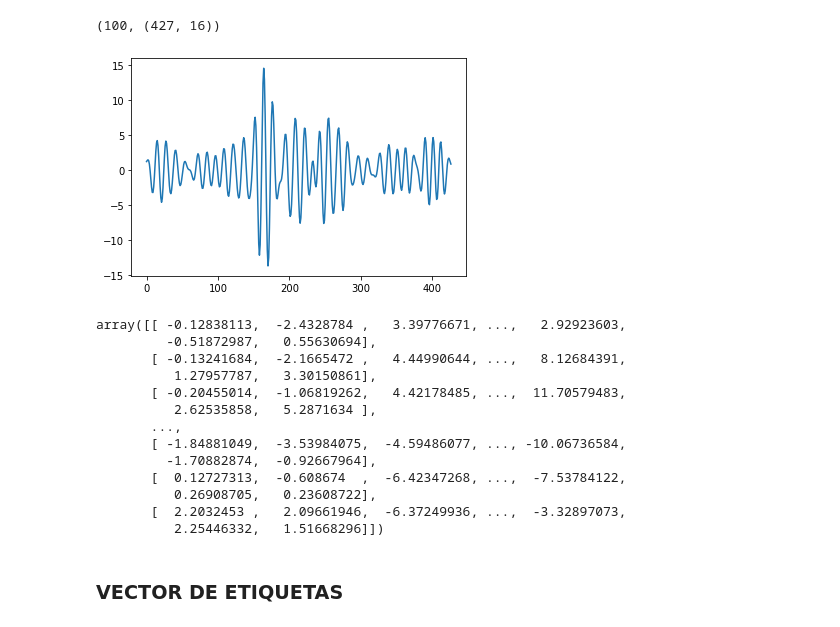
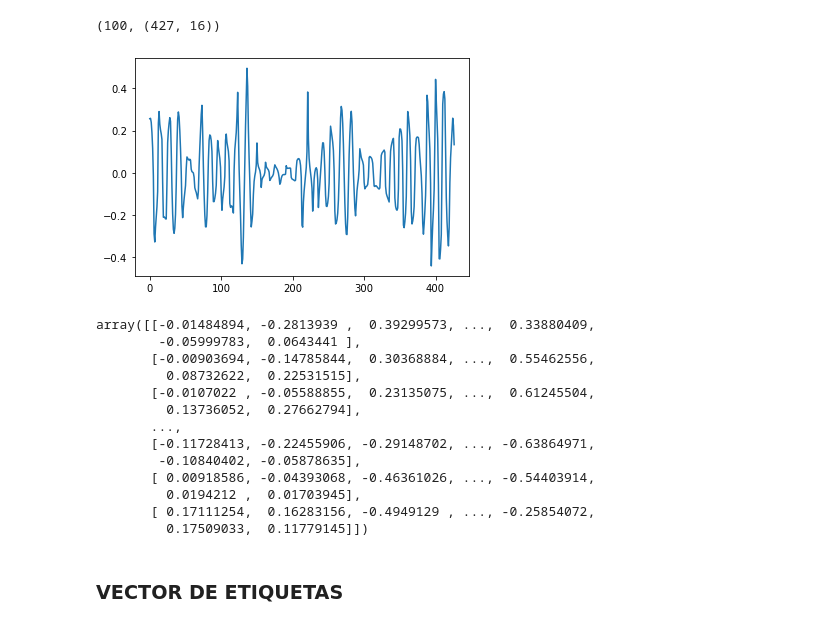
Before and after one commit to IvanDanielVillegas/Entrenamiento, a Jupyter notebook: Entrenamiento.ipynb, the cells around one changed output. Cells and saved outputs as stored; diff of their text form; code cells hidden in the pictures.

```diff
--- a/Entrenamiento.ipynb
+++ b/Entrenamiento.ipynb
@@ -25,6 +25,6 @@ Paciente_ID_cristian
 # %%
 from glob import glob
-my_dirs2 = glob("/home/ivandanielvillegas/work/Entrenamiento/Datos/*/")
+my_dirs2 = glob("/home/ivandanielvillegas/work/home/Entrenamiento/Datos/*/")
 my_dirs2.sort()
 my_dirs2
 # %% [output]
@@ -34,7 +34,7 @@ my_dirs2
 dict_gestos = ['Gesto_1','Gesto_2','Gesto_3','Gesto_4','Gesto_5']
 # %%
 # dict_datos = ['datos_1.csv','datos_2.csv','datos_3.csv','datos_4.csv','datos_5.csv','datos_6.csv', 'datos_7.csv', 'datos_8.csv', 'datos_9.csv', 'datos_10.csv']
-dict_datos = glob("/home/ivandanielvillegas/work/Entrenamiento/Datos/Paciente_ID_cristian/Gesto_1/Datos_CSV_ULTRACORTEX/*")
+dict_datos = glob("/home/ivandanielvillegas/work/home/Entrenamiento/Datos/Paciente_ID_cristian/Gesto_1/Datos_CSV_ULTRACORTEX/*")
 dict_datos.sort()
 dict_datos
 datos = []
@@ -115,34 +115,67 @@ for i in range(100):
 98 100 (427, 16)
 99 100 (427, 16)
 100 100 (427, 16)
+# %%
+from sklearn import preprocessing
+def Escalar(features_array):
+    New_scaled= []
+    for values in range(features_array.shape[0]):
+        X_scaled = preprocessing.scale(features_array[values])
+        New_scaled.append(X_scaled)
+    len(New_scaled) ,New_scaled[0].shape
+    New_scaled_array = np.array(New_scaled)
+    New_scaled_array.shape
+    return(New_scaled_array)
+
+def MinMax(features_array):
+    New_scaled= []
+    for values in range(features_array.shape[0]):
+        min_max_scaler = preprocessing.MinMaxScaler()
+        X_train_minmax = min_max_scaler.fit_transform(features_array[values])
+        New_scaled.append(X_train_minmax)
+    len(New_scaled) ,New_scaled[0].shape
+    New_scaled_array = np.array(New_scaled)
+    New_scaled_array.shape
+    return(New_scaled_array)
+
+def Normalizar(features_array):
+    New_scaled= []
+    for values in range(features_array.shape[0]):
+        X_normalized = preprocessing.normalize(features_array[values], norm='l2')
+        New_scaled.append(X_normalized)
+    len(New_scaled) ,New_scaled[0].shape
+    New_scaled_array = np.array(New_scaled)
+    New_scaled_array.shape
+    return(New_scaled_array)
 # %%
 len(features), features[0].shape
 # %% [output]
 (100, (427, 16))
 # %%
 features_array = np.array(features)
+features_array = Normalizar(features_array)
 features_array.shape
 plt.figure
 plt.plot(features_array[22,:,4])
 plt.show()
 # %% [output]
-[figure, old version]
+[figure, new version]
 # %%
 features_array[10]
 # %% [output]
-array([[ -0.12838113,  -2.4328784 ,   3.39776671, ...,   2.92923603,
-         -0.51872987,   0.55630694],
-       [ -0.13241684,  -2.1665472 ,   4.44990644, ...,   8.12684391,
-          1.27957787,   3.30150861],
-       [ -0.20455014,  -1.06819262,   4.42178485, ...,  11.70579483,
-          2.62535858,   5.2871634 ],
+array([[-0.01484894, -0.2813939 ,  0.39299573, ...,  0.33880409,
+        -0.05999783,  0.0643441 ],
+       [-0.00903694, -0.14785844,  0.30368884, ...,  0.55462556,
+         0.08732622,  0.22531515],
+       [-0.0107022 , -0.05588855,  0.23135075, ...,  0.61245504,
+         0.13736052,  0.27662794],
        ...,
-       [ -1.84881049,  -3.53984075,  -4.59486077, ..., -10.06736584,
-         -1.70882874,  -0.92667964],
-       [  0.12727313,  -0.608674  ,  -6.42347268, ...,  -7.53784122,
-          0.26908705,   0.23608722],
-       [  2.2032453 ,   2.09661946,  -6.37249936, ...,  -3.32897073,
-          2.25446332,   1.51668296]])
+       [-0.11728413, -0.22455906, -0.29148702, ..., -0.63864971,
+        -0.10840402, -0.05878635],
+       [ 0.00918586, -0.04393068, -0.46361026, ..., -0.54403914,
+         0.0194212 ,  0.01703945],
+       [ 0.17111254,  0.16283156, -0.4949129 , ..., -0.25854072,
+         0.17509033,  0.11779145]])
 # %% [markdown]
 ### VECTOR DE ETIQUETAS
 # %%
```
Also changed, not shown: parts of 15 cells of this notebook, 2 other files.
